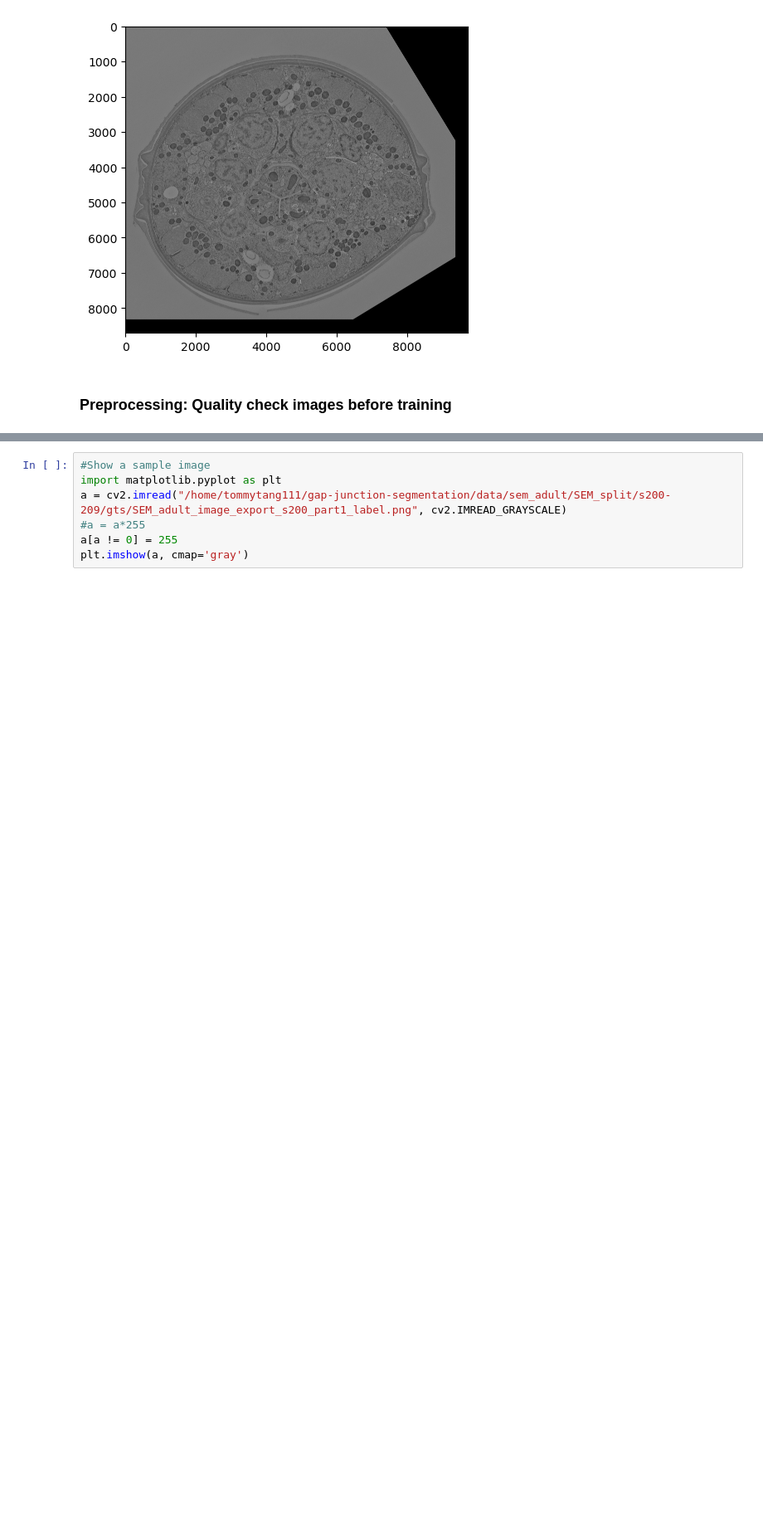
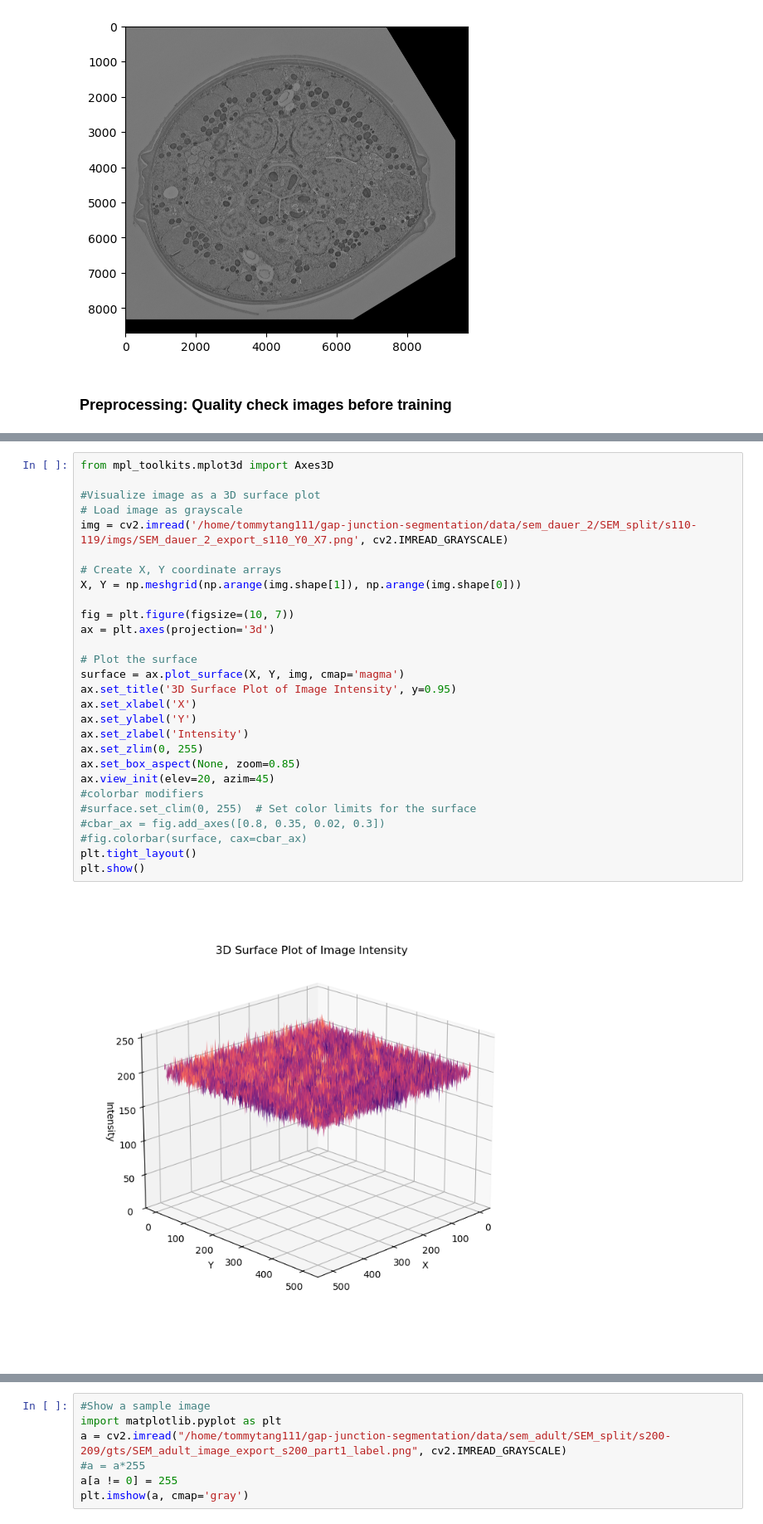
Before and after one commit to Tommytang111/gap-junction-segmentation, a Jupyter notebook: utilities.ipynb, the cells around one changed output, grey strips where cells are left out. Shown at 83% size. Saved outputs shown, nothing was run; the diff lists cells and outputs as text; blank space fills up the shorter version.

```diff
--- a/utilities.ipynb
+++ b/utilities.ipynb
@@ -118,0 +127,30 @@ print(cv2.Laplacian(b, cv2.CV_64F).var())
+# %%
+from mpl_toolkits.mplot3d import Axes3D
+
+#Visualize image as a 3D surface plot
+# Load image as grayscale
+img = cv2.imread('/home/tommytang111/gap-junction-segmentation/data/sem_dauer_2/SEM_split/s110-119/imgs/SEM_dauer_2_export_s110_Y0_X7.png', cv2.IMREAD_GRAYSCALE)
+
+# Create X, Y coordinate arrays
+X, Y = np.meshgrid(np.arange(img.shape[1]), np.arange(img.shape[0]))
+
+fig = plt.figure(figsize=(10, 7))
+ax = plt.axes(projection='3d')
+
+# Plot the surface
+surface = ax.plot_surface(X, Y, img, cmap='magma')
+ax.set_title('3D Surface Plot of Image Intensity', y=0.95)
+ax.set_xlabel('X')
+ax.set_ylabel('Y')
+ax.set_zlabel('Intensity')
+ax.set_zlim(0, 255)
+ax.set_box_aspect(None, zoom=0.85)
+ax.view_init(elev=20, azim=45)
+#colorbar modifiers
+#surface.set_clim(0, 255)  # Set color limits for the surface
+#cbar_ax = fig.add_axes([0.8, 0.35, 0.02, 0.3])
+#fig.colorbar(surface, cax=cbar_ax)
+plt.tight_layout()
+plt.show()
+# %% [output]
+[figure, added]
```
Also changed, not shown: parts of 7 cells of this notebook.
